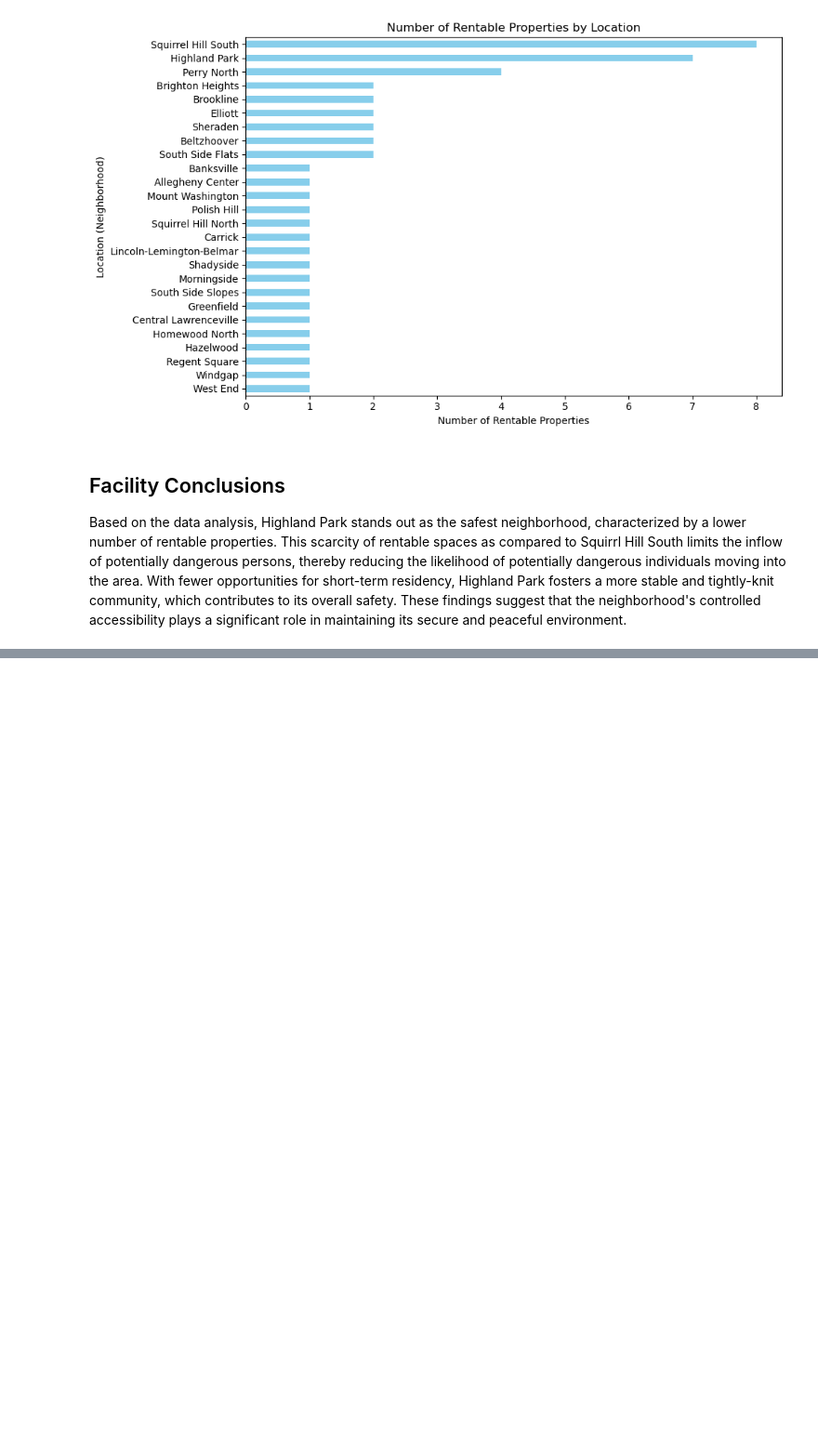
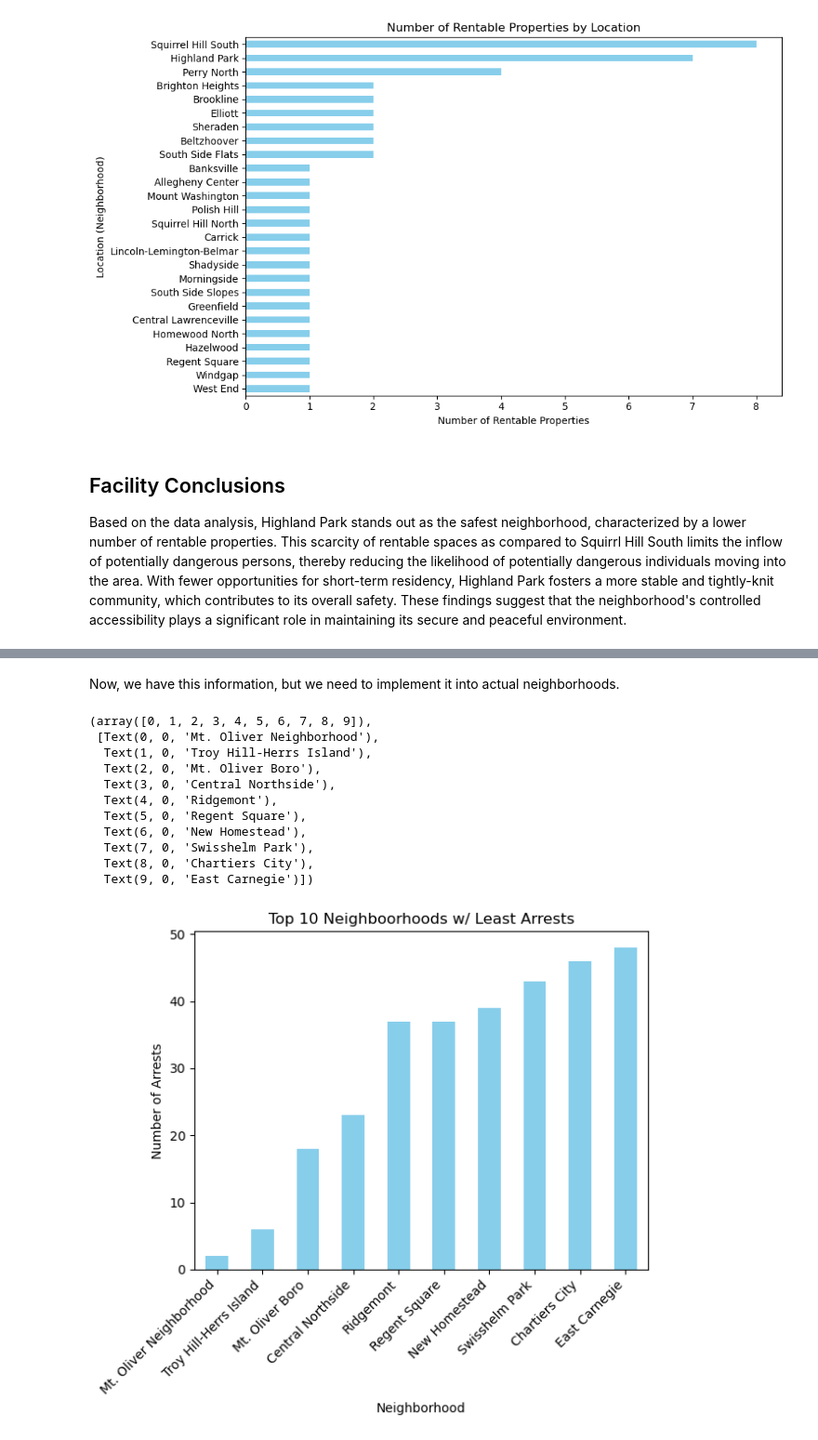
Before and after one commit to TyM022/Final-Project, a Jupyter notebook: finalnotebook.ipynb, the cells around one changed output, grey strips where cells are left out. Shown at 93% size. Drawn from its saved outputs; the diff is of its cells as text; code cells hidden in the pictures; blank space fills up the shorter version.

```diff
--- a/finalnotebook.ipynb
+++ b/finalnotebook.ipynb
@@ -451,0 +530,25 @@ Based on the data analysis, Highland Park stands out as the safest neighborhood,
+# %% [markdown]
+Now, we have this information, but we need to implement it into actual neighborhoods.
+# %%
+# Count the occurrences of each offense and select the top 10
+offense_counts = arrestInfo['INCIDENTNEIGHBORHOOD'].value_counts(ascending=True).head(10)
+
+# Create a bar graph for the top 10 offenses
+offense_counts.plot(kind='bar', color='skyblue')
+plt.title('Top 10 Neighboorhoods w/ Least Arrests')
+plt.xlabel('Neighborhood')
+plt.ylabel('Number of Arrests')
+plt.xticks(rotation=45, ha='right')  # Rotate x-axis labels slightly
+# %% [output]
+(array([0, 1, 2, 3, 4, 5, 6, 7, 8, 9]),
+ [Text(0, 0, 'Mt. Oliver Neighborhood'),
+  Text(1, 0, 'Troy Hill-Herrs Island'),
+  Text(2, 0, 'Mt. Oliver Boro'),
+  Text(3, 0, 'Central Northside'),
+  Text(4, 0, 'Ridgemont'),
+  Text(5, 0, 'Regent Square'),
+  Text(6, 0, 'New Homestead'),
+  Text(7, 0, 'Swisshelm Park'),
+  Text(8, 0, 'Chartiers City'),
+  Text(9, 0, 'East Carnegie')])
+[figure, added]
```
Also changed, not shown: parts of 14 cells of this notebook.
